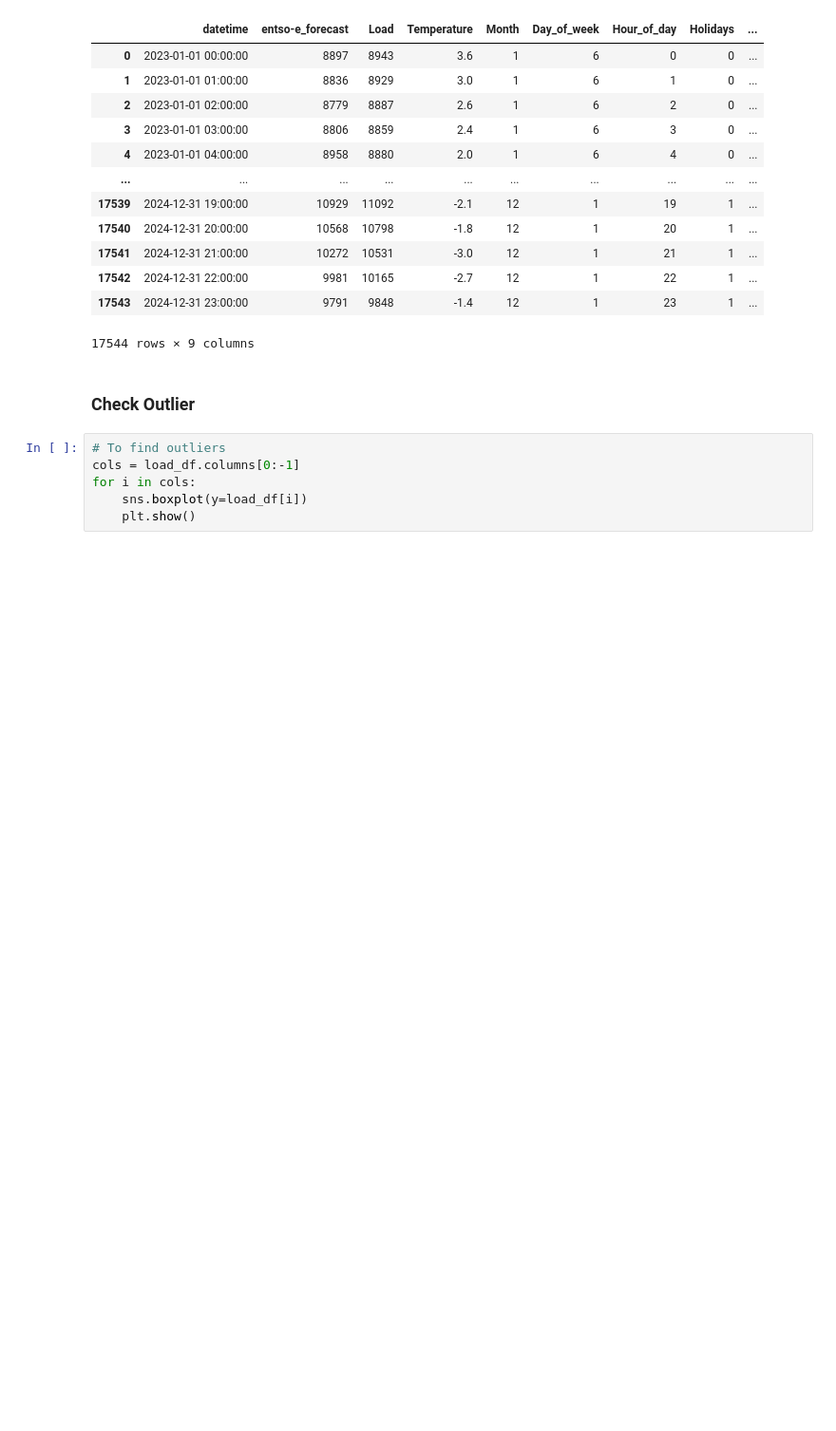
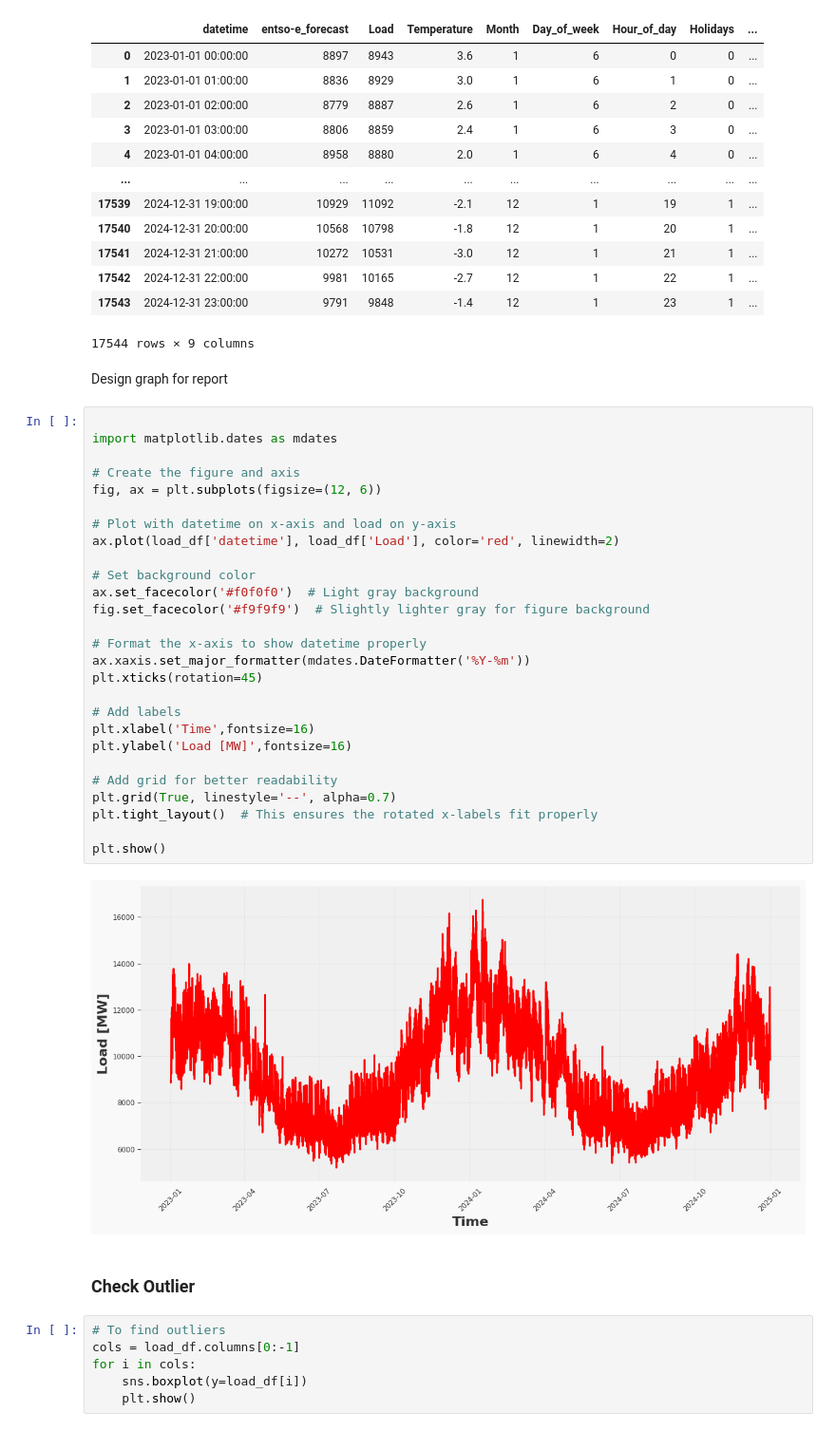
Before and after one commit to jakfar/Project, a Jupyter notebook: Final.ipynb, the cells around one changed output. Shown at 95% size. Saved outputs shown, nothing was run; the diff lists cells and outputs as text; blank space fills up the shorter version.

Commit message:
nambah buat report

```diff
--- a/Final.ipynb
+++ b/Final.ipynb
@@ -202,6 +202,37 @@ Final dataframe sample:
 | 17542 | 2024-12-31 22:00:00 | 9981 | 10165 | -2.7 | 12 | 1 | 22 | 1 | ... |
 | 17543 | 2024-12-31 23:00:00 | 9791 | 9848 | -1.4 | 12 | 1 | 23 | 1 | ... |
 17544 rows × 9 columns
+# %% [markdown]
+Design graph for report
+# %%
+
+import matplotlib.dates as mdates
+
+# Create the figure and axis
+fig, ax = plt.subplots(figsize=(12, 6))
+
+# Plot with datetime on x-axis and load on y-axis
+ax.plot(load_df['datetime'], load_df['Load'], color='red', linewidth=2)
+
+# Set background color
+ax.set_facecolor('#f0f0f0')  # Light gray background
+fig.set_facecolor('#f9f9f9')  # Slightly lighter gray for figure background
+
+# Format the x-axis to show datetime properly
+ax.xaxis.set_major_formatter(mdates.DateFormatter('%Y-%m'))
+plt.xticks(rotation=45)
+
+# Add labels
+plt.xlabel('Time',fontsize=16)
+plt.ylabel('Load [MW]',fontsize=16)
+
+# Add grid for better readability
+plt.grid(True, linestyle='--', alpha=0.7)
+plt.tight_layout()  # This ensures the rotated x-labels fit properly
+
+plt.show()
+# %% [output]
+[figure, added]
 # %% [markdown]
 ### Check Outlier
 # %%
```
Also changed, not shown: parts of 7 cells of this notebook.
